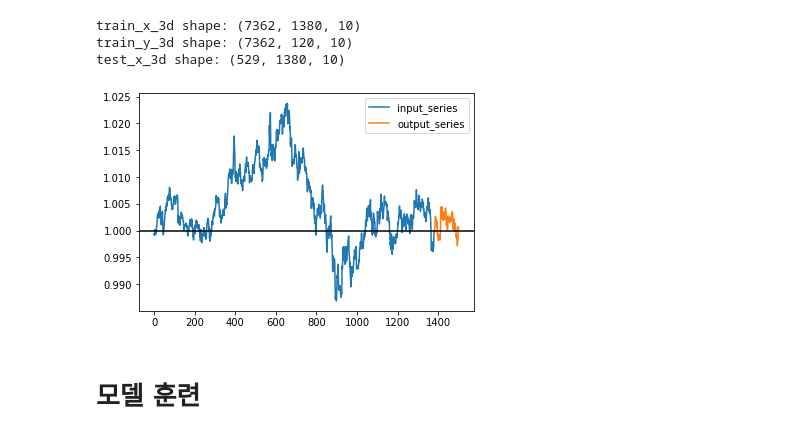
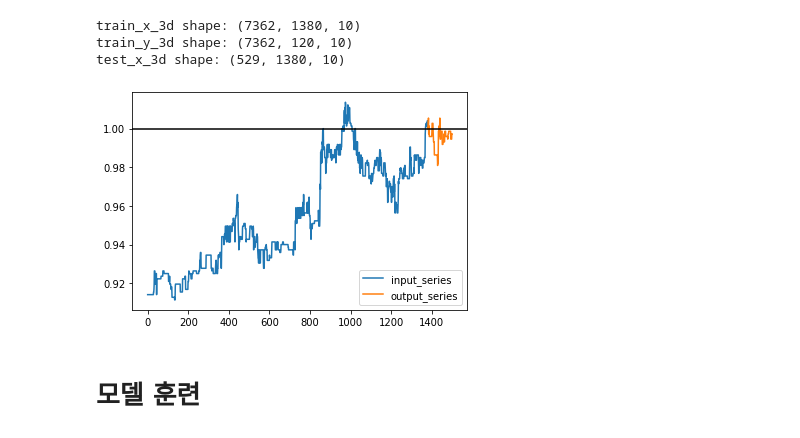
Before and after one commit to Kingnamji/Coin_Trader, a Jupyter notebook: Trader/BitCoin_trader.ipynb, the cells around one changed output. Drawn from its saved outputs; the diff is of its cells as text; code cells hidden in the pictures.

```diff
--- a/Trader/BitCoin_trader.ipynb
+++ b/Trader/BitCoin_trader.ipynb
@@ -184,12 +186,12 @@ def plot_series(x_series, y_series):
     plt.legend()
 # %%
 # sample_id n에 해당하는 sample의 분단위 시가 변동 정보 시각화
-n = 3
+n = 1141
 idx = n
 plot_series(train_x_array[idx,:,1], train_y_array[idx,:,1])
 plt.show()
 # %% [output]
-[figure, old version]
+[figure, new version]
 # %% [markdown]
 # 모델 훈련
 # %% [markdown]
```
Also changed, not shown: parts of 19 cells of this notebook.
